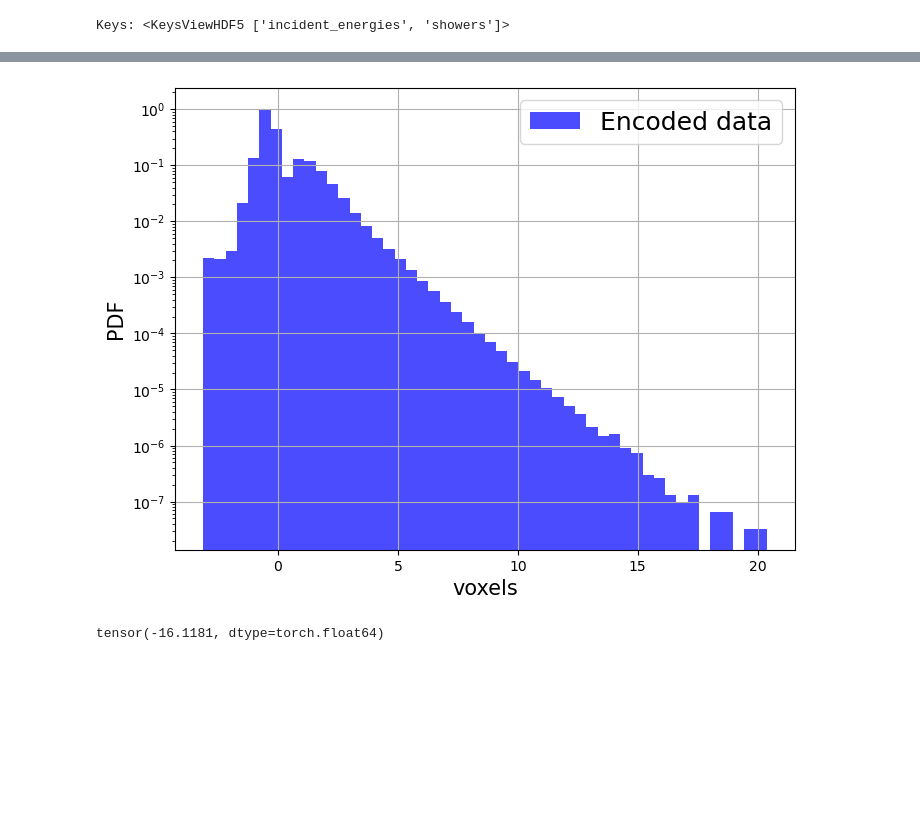
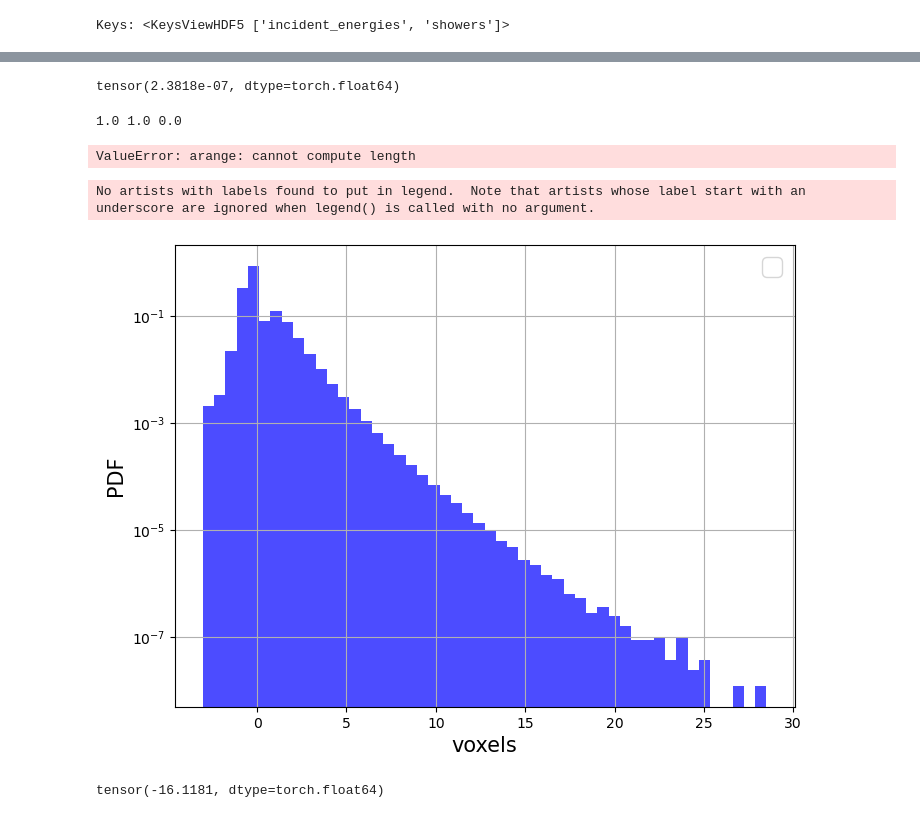
Before and after one commit to QaloSim/CaloQVAE, a Jupyter notebook: notebooks/zephyr_coloring.ipynb, the cells around one changed output, grey strips where cells are left out. Drawn from its saved outputs; the diff is of its cells as text; code cells hidden in the pictures; blank space fills up the shorter version.

```diff
--- a/notebooks/zephyr_coloring.ipynb
+++ b/notebooks/zephyr_coloring.ipynb
@@ -168,8 +168,8 @@ with h5py.File(file_path, 'r') as file:
 # %% [output]
 Keys: <KeysViewHDF5 ['incident_energies', 'showers']>
 # %%
-d = data_dict["showers"][:10000,:];
-e = data_dict["incident_energies"][:10000,:];
+d = data_dict["showers"][:20000,:];
+e = data_dict["incident_energies"][:20000,:];
 # %%
 # voxel = data_dict["showers"][:,144*10]
 
@@ -265,5 +268,5 @@ plt.show()
 # %%
-δ=1e-7
+δ=1e-6
 x = δ + (1-2*δ)*ϵ
 minVal, maxVal = min(x.view(-1).numpy()), max(x.view(-1).numpy())
 binwidth = (maxVal-minVal)/50
@@ -285,6 +288,6 @@ plt.show()
 # binwidth = (maxVal-minVal)/50
 # print(minVal, maxVal, binwidth)
 
-# plt.hist(dbin.view(-1).numpy(), bins=np.arange(minVal, maxVal + binwidth, binwidth), linewidth=2.5, color="b", density=True, log=True, label="Encoded data", alpha=0.7)
+# plt.hist(dbin.view(-1).numpy(), bins=np.arange(minVal, maxVal + binwidth, binwidth), linewidth=2.5, color="b", density=True, log=False, label="Encoded data", alpha=0.7)
 # plt.show()
 # %% [output]
@@ -318,20 +322,36 @@ plt.show()
+# %%
+u.min()
+# %% [output]
+tensor(2.3818e-07, dtype=torch.float64)
+# %%
+dbin = torch.heaviside(u, torch.tensor([0.0]).to(dtype=d.dtype))
+minVal, maxVal = min(dbin.view(-1).numpy()), max(dbin.view(-1).numpy())
+binwidth = (maxVal-minVal)/50
+print(minVal, maxVal, binwidth)
+
+plt.hist(dbin.view(-1).numpy(), bins=np.arange(minVal, maxVal + binwidth, binwidth), linewidth=2.5, color="b", density=True, log=False, label="Encoded data", alpha=0.7)
+plt.show()
+# %% [output]
+1.0 1.0 0.0
+ValueError: arange: cannot compute length
 # %%
 u_prime = (u - u.mean(dim=0))/u.std(dim=0)
 minVal, maxVal = min(u_prime.view(-1).numpy()), max(u_prime.view(-1).numpy())
 binwidth = (maxVal-minVal)/50
 
 plt.figure(figsize=(8,6))
-plt.hist(u_prime.view(-1).numpy(), bins=np.arange(minVal, maxVal + binwidth, binwidth), linewidth=2.5, color="b", density=True, log=True, label="Encoded data", alpha=0.7)
+plt.hist(u_prime.view(-1).numpy(), bins=np.arange(minVal, maxVal + binwidth, binwidth), linewidth=2.5, color="b", density=True, log=True, alpha=0.7)
 
 plt.xlabel("voxels", fontsize=15)
 plt.ylabel("PDF", fontsize=15)
 
 plt.legend(fontsize=18)
 plt.grid("True")
 # plt.savefig(f'/home/javier/Projects/CaloQVAE/figs/{modelname}/RBM_energy_2_{modelname}_{arch}_{datascaled}_{part}.png')
 plt.show()
 # %% [output]
+No artists with labels found to put in legend.  Note that artists whose label start with an underscore are ignored when legend() is called with no argument.
-[figure, old version]
+[figure, new version]
 # %%
 u.min()
 # %% [output]
```
Also changed, not shown: parts of 6 cells of this notebook, 3 other files.
